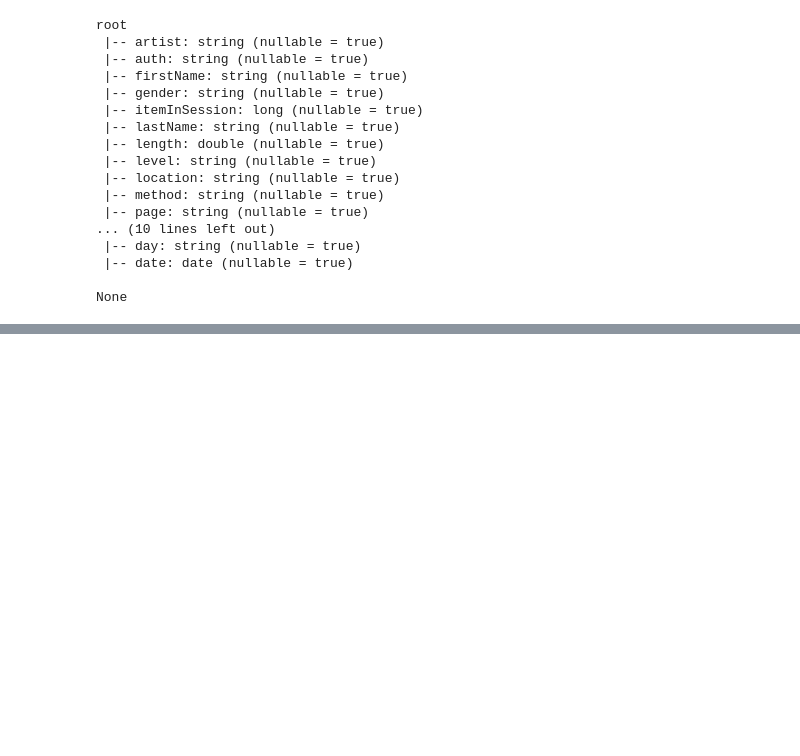
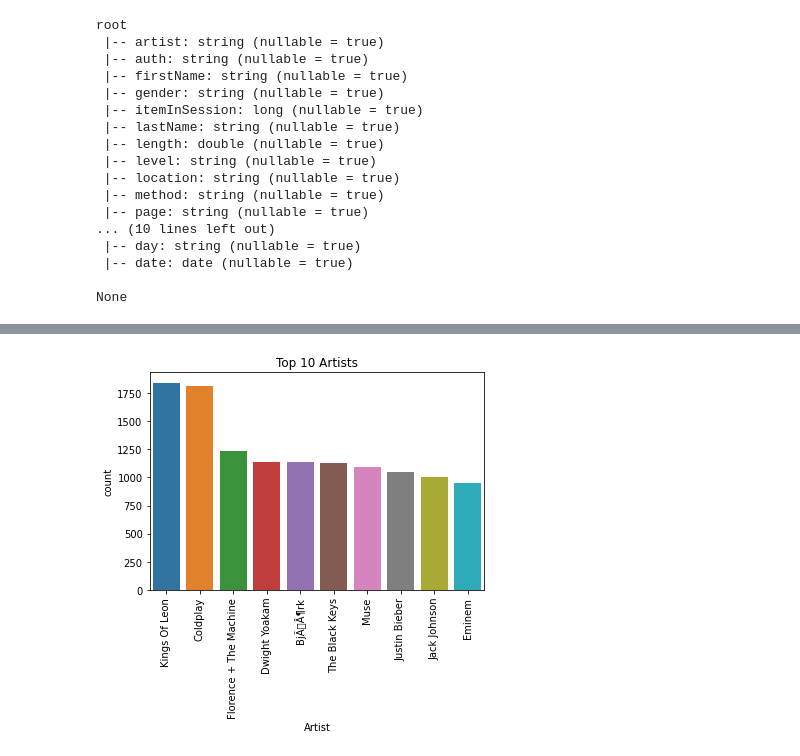
Before and after one commit to ShreeraamGit/Sparkify_customer_churn_project, a Jupyter notebook: sparkly_churn_project.ipynb, the cells around one changed output, grey strips where cells are left out. Saved outputs shown, nothing was run; the diff lists cells and outputs as text; code cells hidden in the pictures; blank space fills up the shorter version.

```diff
--- a/sparkly_churn_project.ipynb
+++ b/sparkly_churn_project.ipynb
@@ -345,0 +317,4 @@ Row(artist='Martha Tilston', auth='Logged In', firstName='Colin', gender='M', it
+# %%
+most_played_artist(df)
+# %% [output]
+[figure, added]
```
Also changed, not shown: parts of 48 cells of this notebook.
